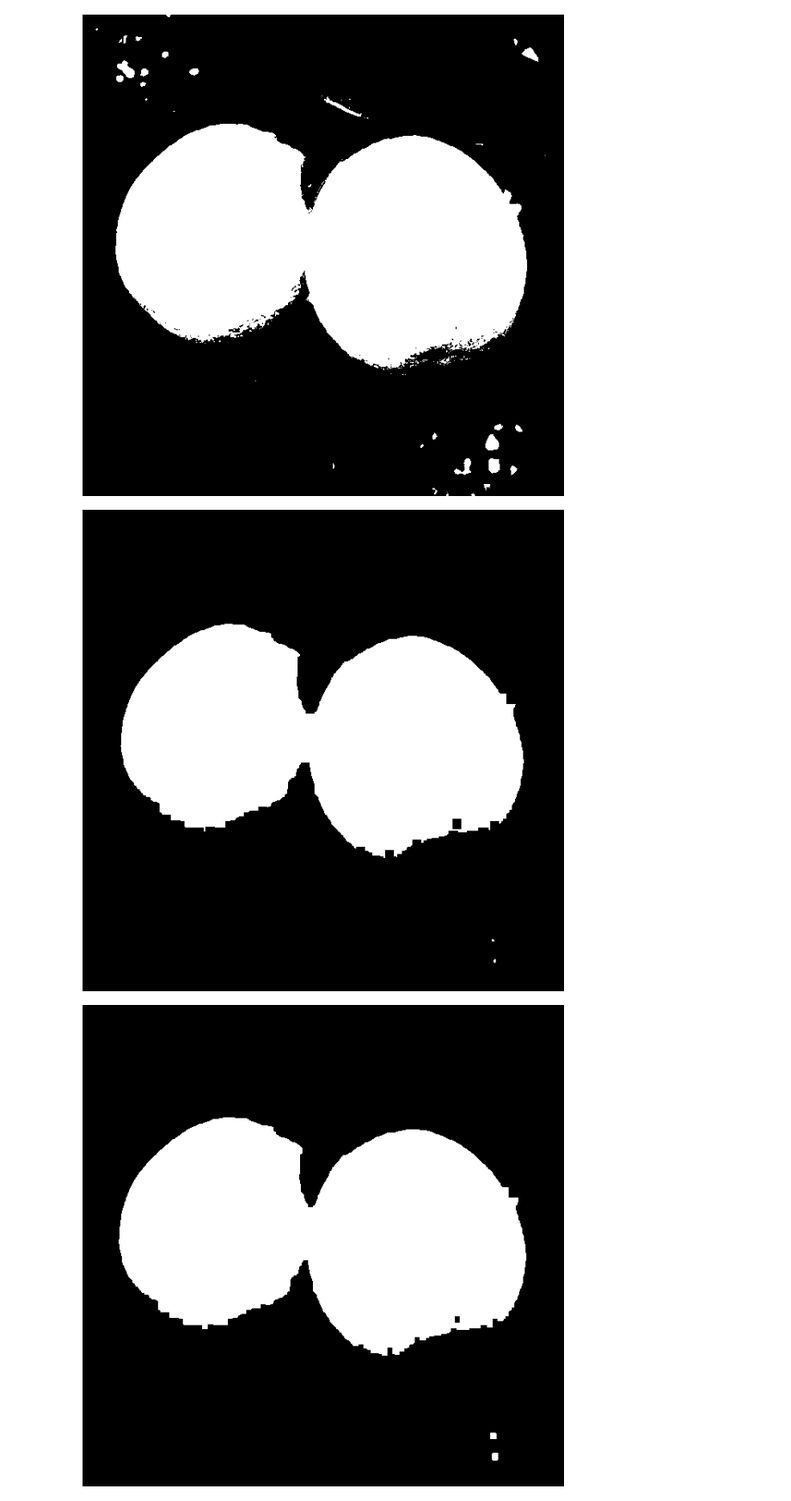
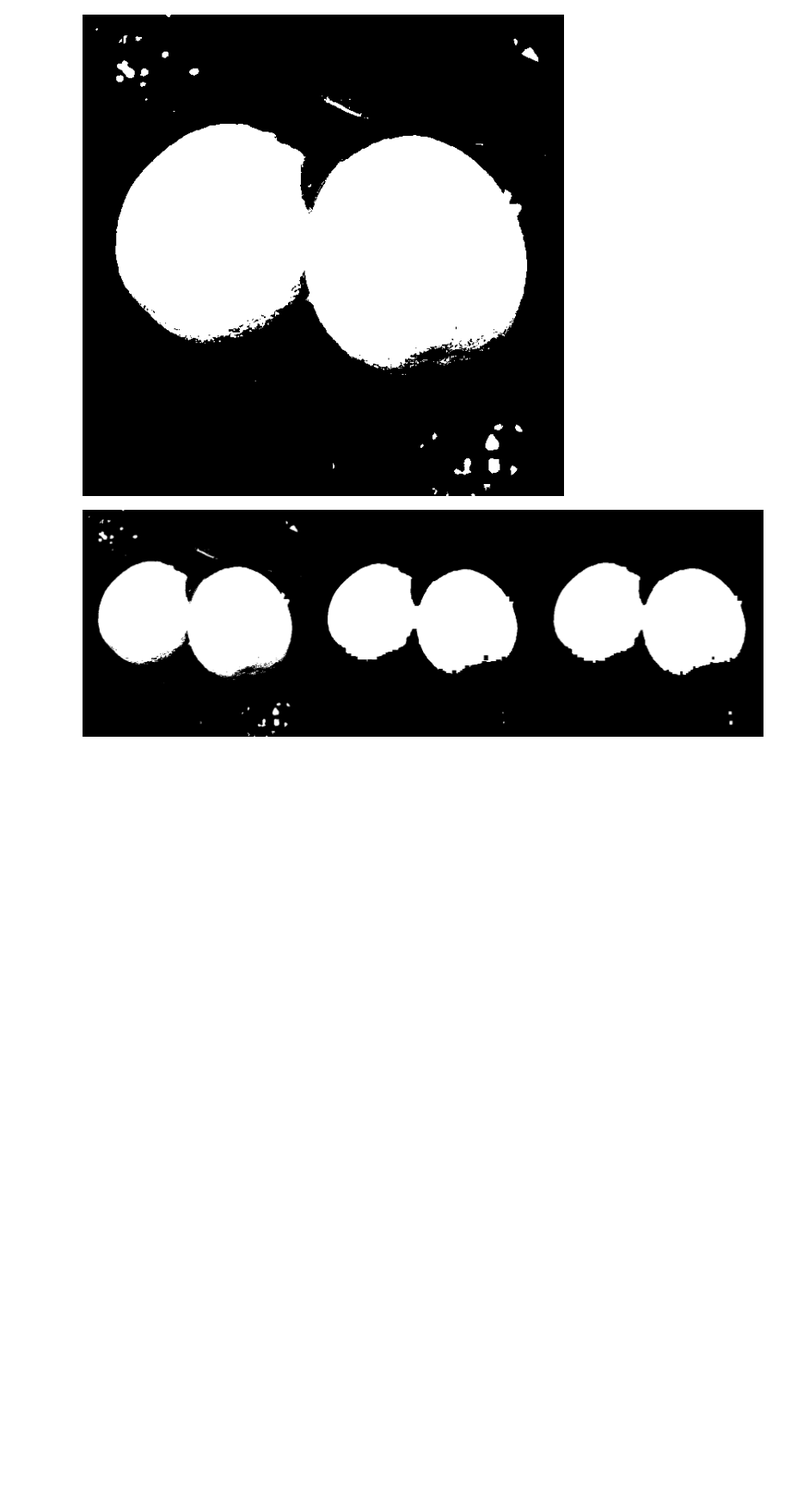
Before and after one commit to Olin-RoboSys/test-colab, a Jupyter notebook: Test.ipynb, the cells around one changed output. Shown at 86% size. Drawn from its saved outputs; the diff is of its cells as text; code cells hidden in the pictures; blank space fills up the shorter version.

```diff
--- a/Test.ipynb
+++ b/Test.ipynb
@@ -261,16 +261,14 @@ cv2_imshow(mask)
 # %%
 # erosion
 kernel = np.ones((6,6), np.uint8)
 mask_eroded = cv.erode(mask, kernel, iterations=2)
-cv2_imshow(mask_eroded)
+# cv2_imshow(mask_eroded)
 
 # dilation
 mask_dilated = cv.dilate(mask_eroded, kernel, iterations=1)
-cv2_imshow(mask_dilated)
+# cv2_imshow(mask_dilated)
 
-# opening
-opening = cv.morphologyEx(mask, cv.MORPH_OPEN, kernel)
-# cv2_imshow(opening)
+res = np.hstack((mask, mask_eroded, mask_dilated))
+cv2_imshow(res)
 # %% [output]
-[figure, old version]
+[figure, new version]
-[figure, removed]
```
Also changed, not shown: parts of 6 cells of this notebook.
